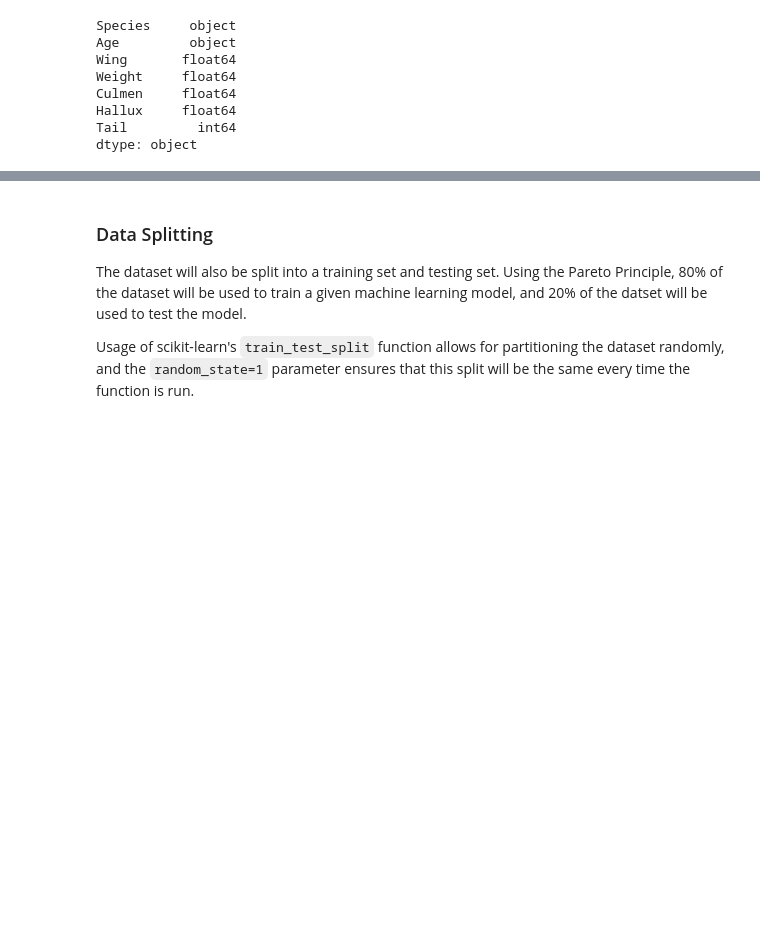
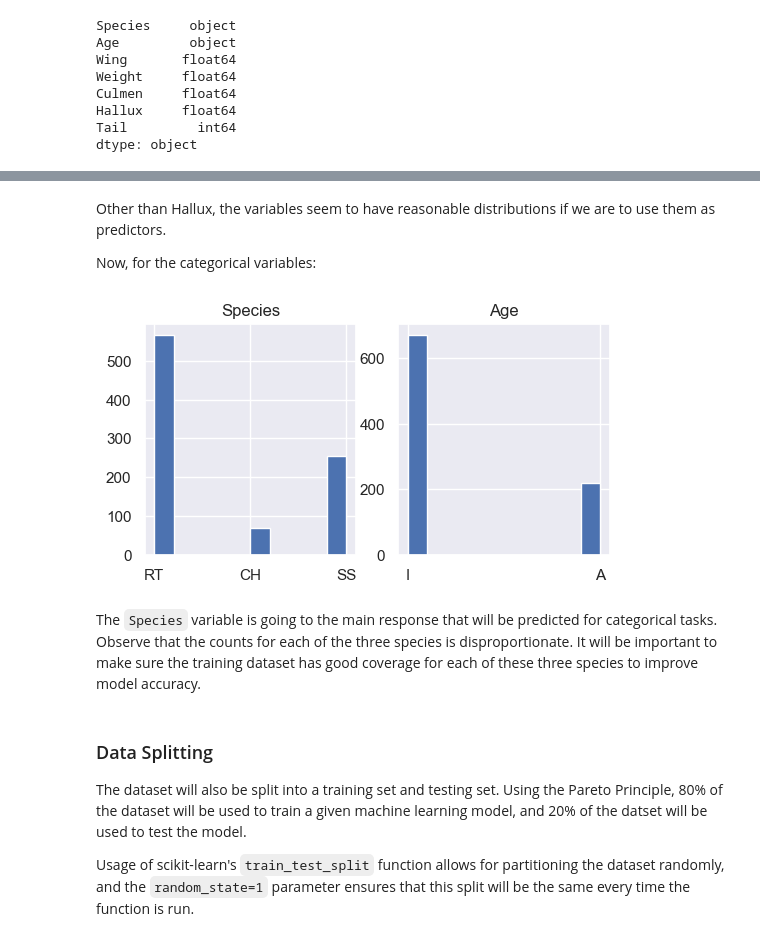
Before and after one commit to kary5678/INDE-577, a Jupyter notebook: Data/hawks_analysis.ipynb, the cells around one changed output, grey strips where cells are left out. Cells and saved outputs as stored; diff of their text form; code cells hidden in the pictures; blank space fills up the shorter version.

```diff
--- a/Data/hawks_analysis.ipynb
+++ b/Data/hawks_analysis.ipynb
@@ -138,3 +174,19 @@ dtype: object
+# %% [markdown]
+Other than Hallux, the variables seem to have reasonable distributions if we are to use them as predictors.
+
+Now, for the categorical variables:
+# %%
+fig, (ax1, ax2) = plt.subplots(1, 2, figsize=(6,3))
+ax1.hist(hawks["Species"])
+ax1.set_title("Species", fontsize = 12)
+
+ax2.hist(hawks["Age"])
+ax2.set_title("Age", fontsize = 12)
+plt.show()
+# %% [output]
+[figure, added]
+# %% [markdown]
+The `Species` variable is going to the main response that will be predicted for categorical tasks. Observe that the counts for each of the three species is disproportionate. It will be important to make sure the training dataset has good coverage for each of these three species to improve model accuracy.
 # %% [markdown]
 ### Data Splitting
 
```
Also changed, not shown: parts of 8 cells of this notebook.
